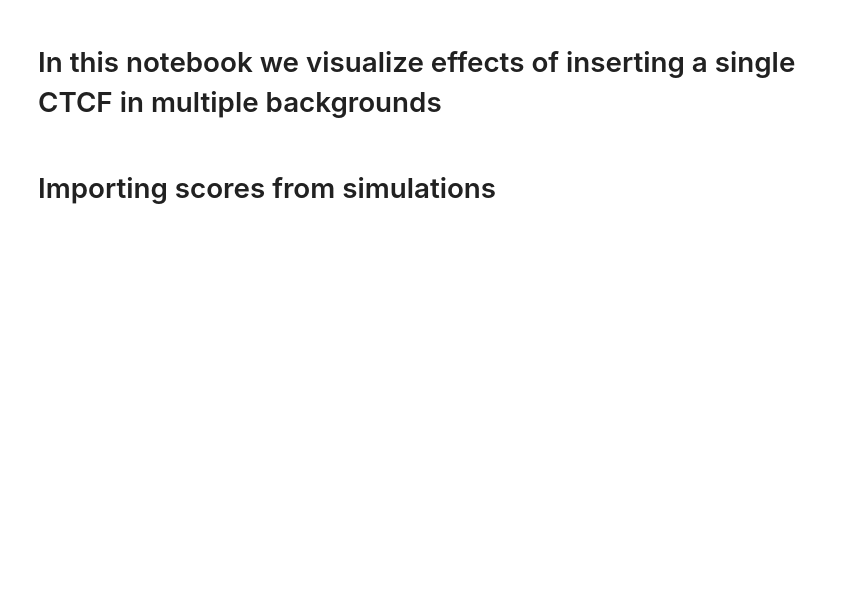
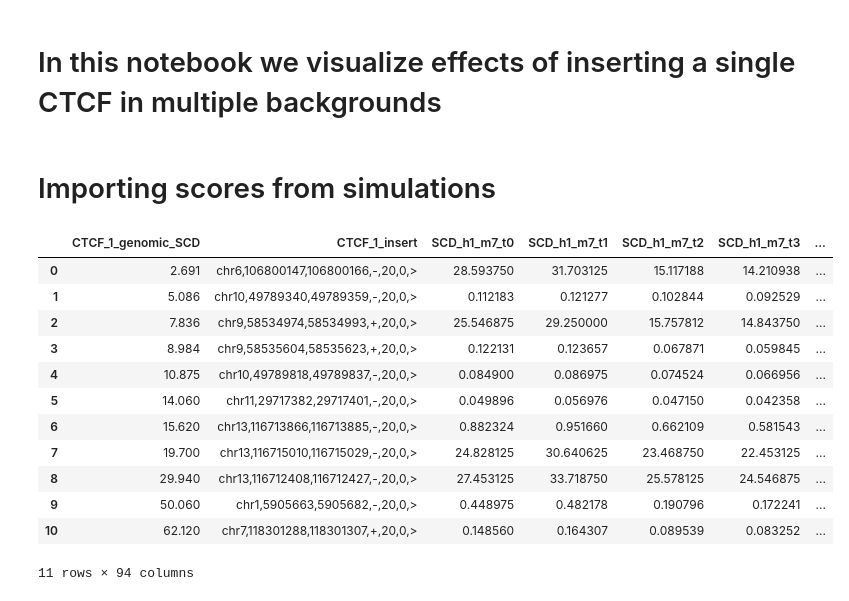
Before and after one commit to Fudenberg-Research-Group/akita_utils, a Jupyter notebook: bin/insert_experiments/analysis/CTCF_motif_deletion_vs_insertion.ipynb, the cells around one changed output. Saved outputs shown, nothing was run; the diff lists cells and outputs as text; code cells hidden in the pictures; blank space fills up the shorter version.

```diff
--- a/bin/insert_experiments/analysis/CTCF_motif_deletion_vs_insertion.ipynb
+++ b/bin/insert_experiments/analysis/CTCF_motif_deletion_vs_insertion.ipynb
@@ -135 +63,23 @@ def load_data(h5_dirs, scd_stats, models=[1]):
+# %%
+uniformly_selcted_model2_motifs_h5_dirs = (
+ "/scratch1/kamulege/insert_experiments/12_uniformly_selcted_model2_motifs/*/*/*.h5"
+)
+
+uniformly_selcted_model2_motifs_df = load_data(uniformly_selcted_model2_motifs_h5_dirs, scd_stats=["SCD", "SSD"], models=[2,3,4,5,6,7])
+
+uniformly_selcted_model2_motifs_df
+# %% [output]
+|  | CTCF_1_genomic_SCD | CTCF_1_insert | SCD_h1_m7_t0 | SCD_h1_m7_t1 | SCD_h1_m7_t2 | SCD_h1_m7_t3 | ... |
+| 0 | 2.691 | chr6,106800147,106800166,-,20,0,> | 28.593750 | 31.703125 | 15.117188 | 14.210938 | ... |
+| 1 | 5.086 | chr10,49789340,49789359,-,20,0,> | 0.112183 | 0.121277 | 0.102844 | 0.092529 | ... |
+| 2 | 7.836 | chr9,58534974,58534993,+,20,0,> | 25.546875 | 29.250000 | 15.757812 | 14.843750 | ... |
+| 3 | 8.984 | chr9,58535604,58535623,+,20,0,> | 0.122131 | 0.123657 | 0.067871 | 0.059845 | ... |
+| 4 | 10.875 | chr10,49789818,49789837,-,20,0,> | 0.084900 | 0.086975 | 0.074524 | 0.066956 | ... |
+| 5 | 14.060 | chr11,29717382,29717401,-,20,0,> | 0.049896 | 0.056976 | 0.047150 | 0.042358 | ... |
+| 6 | 15.620 | chr13,116713866,116713885,-,20,0,> | 0.882324 | 0.951660 | 0.662109 | 0.581543 | ... |
+| 7 | 19.700 | chr13,116715010,116715029,-,20,0,> | 24.828125 | 30.640625 | 23.468750 | 22.453125 | ... |
+| 8 | 29.940 | chr13,116712408,116712427,-,20,0,> | 27.453125 | 33.718750 | 25.578125 | 24.546875 | ... |
+| 9 | 50.060 | chr1,5905663,5905682,-,20,0,> | 0.448975 | 0.482178 | 0.190796 | 0.172241 | ... |
+| 10 | 62.120 | chr7,118301288,118301307,+,20,0,> | 0.148560 | 0.164307 | 0.089539 | 0.083252 | ... |
+11 rows × 94 columns
 # %%
```
Also changed, not shown: parts of 6 cells of this notebook, 4 other files.
